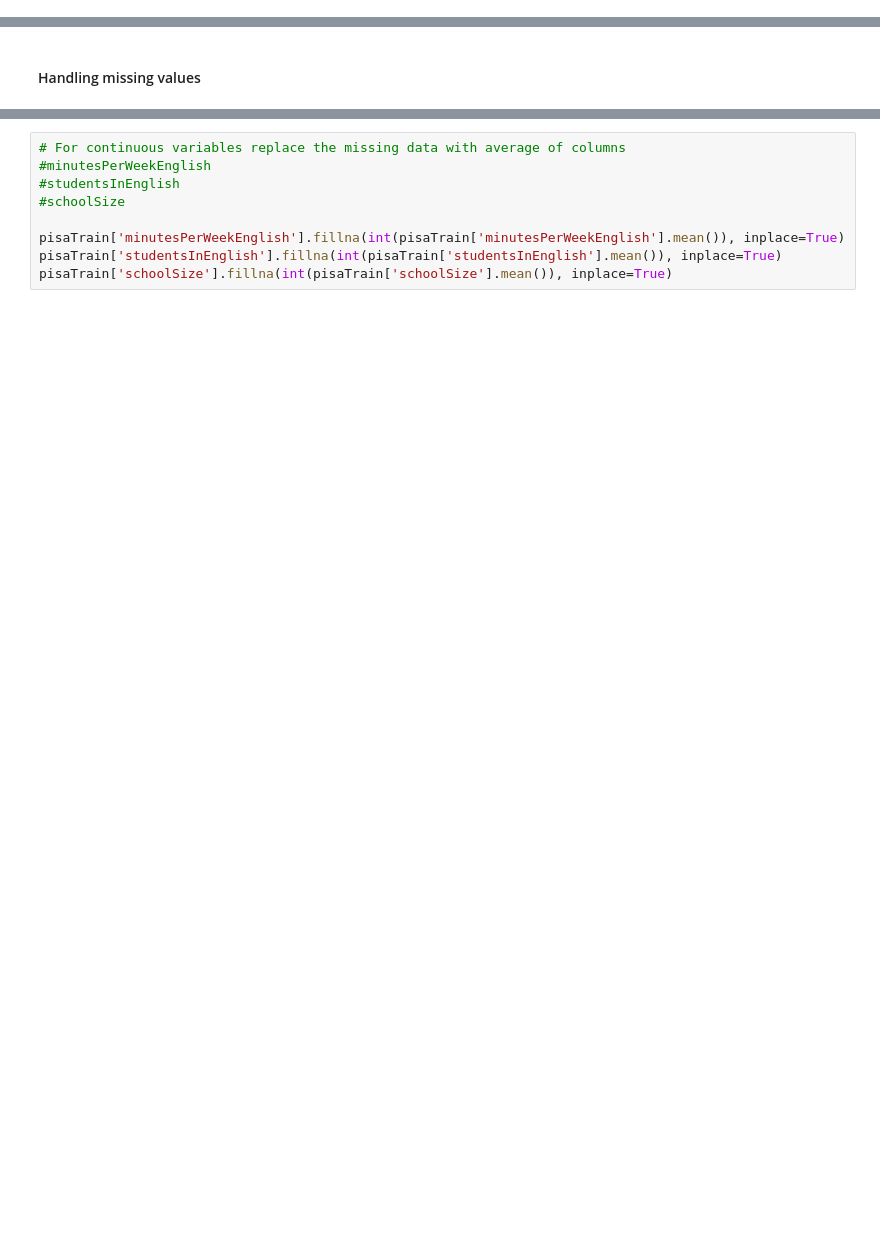
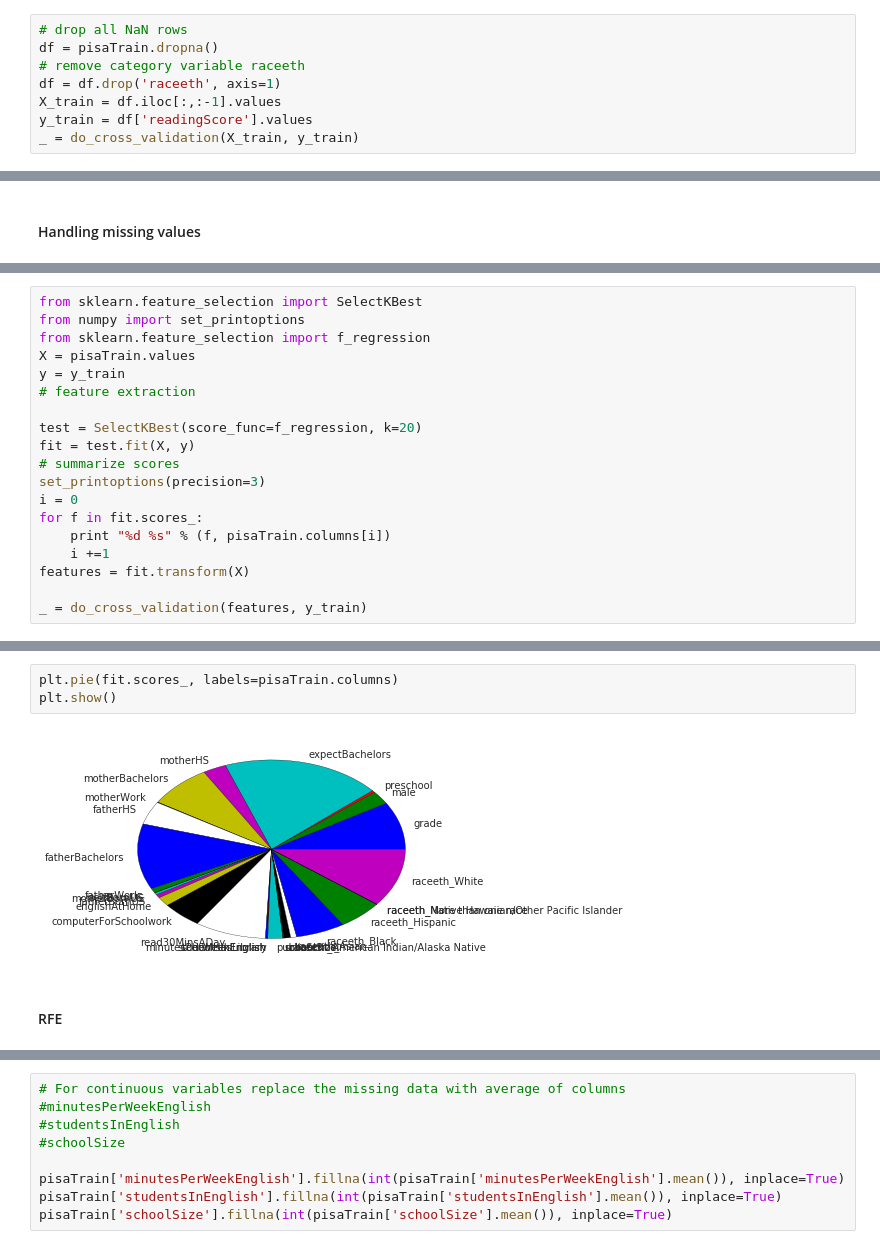
Before and after one commit to shintotm/TestScorePrediction, a Jupyter notebook: PISA Reading Test Score Prediction.ipynb, the cells around one changed output, grey strips where cells are left out. Saved outputs shown, nothing was run; the diff lists cells and outputs as text; blank space fills up the shorter version.

Commit message:
Feature Selection

```diff
--- a/PISA Reading Test Score Prediction.ipynb
+++ b/PISA Reading Test Score Prediction.ipynb
@@ -526,0 +460,8 @@ benchmark RMSE using meadian: 95.5181211482
+# %%
+# drop all NaN rows
+df = pisaTrain.dropna()
+# remove category variable raceeth
+df = df.drop('raceeth', axis=1)
+X_train = df.iloc[:,:-1].values
+y_train = df['readingScore'].values
+_ = do_cross_validation(X_train, y_train)
@@ -548,0 +481,19 @@ dtype: int64
+# %%
+from sklearn.feature_selection import SelectKBest
+from numpy import set_printoptions
+from sklearn.feature_selection import f_regression
+X = pisaTrain.values
+y = y_train
+# feature extraction
+
+test = SelectKBest(score_func=f_regression, k=20)
+fit = test.fit(X, y)
+# summarize scores
+set_printoptions(precision=3)
+i = 0
+for f in fit.scores_:
+    print "%d %s" % (f, pisaTrain.columns[i])
+    i +=1
+features = fit.transform(X)
+
+_ = do_cross_validation(features, y_train)
@@ -548,0 +518,7 @@ dtype: int64
+# %%
+plt.pie(fit.scores_, labels=pisaTrain.columns)
+plt.show()
+# %% [output]
+[figure, added]
+# %% [markdown]
+#### RFE
```
Also changed, not shown: parts of 51 cells of this notebook.
